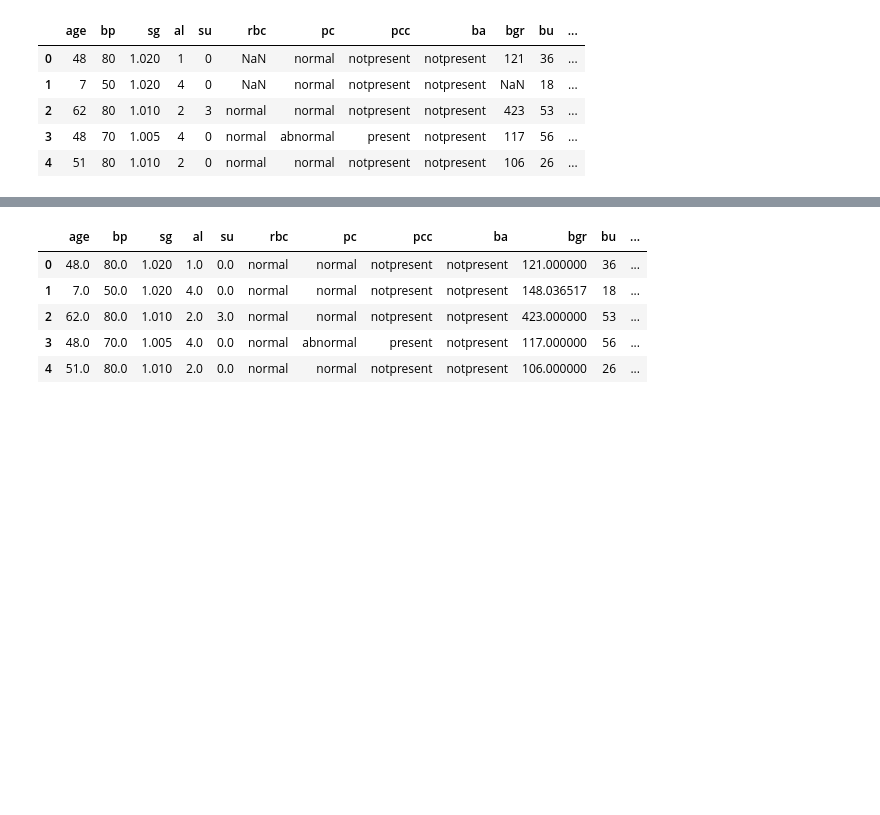
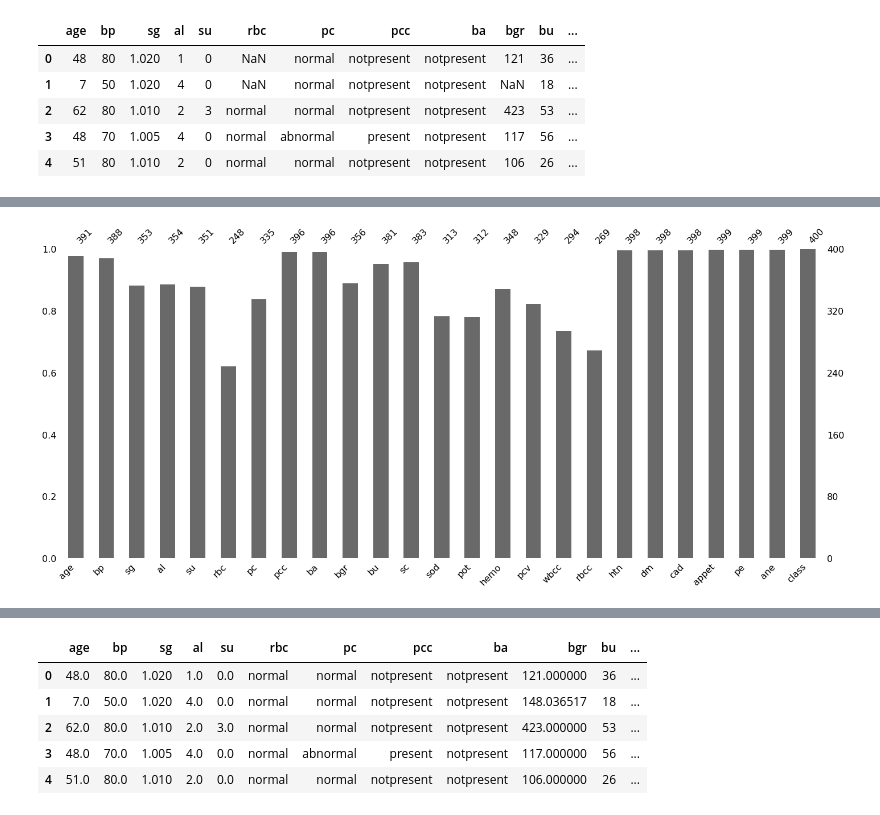
Before and after one commit to Reis25/AprendizadoDeMquinas, a Jupyter notebook: testando_projeto.ipynb, the cells around one changed output, grey strips where cells are left out. Cells and saved outputs as stored; diff of their text form; code cells hidden in the pictures; blank space fills up the shorter version.

```diff
--- a/testando_projeto.ipynb
+++ b/testando_projeto.ipynb
@@ -31,0 +102,5 @@ data_frame.head()
+# %%
+msno.bar(data_frame)
+plt.show()
+# %% [output]
+[figure, added]
```
Also changed, not shown: parts of 43 cells of this notebook.
